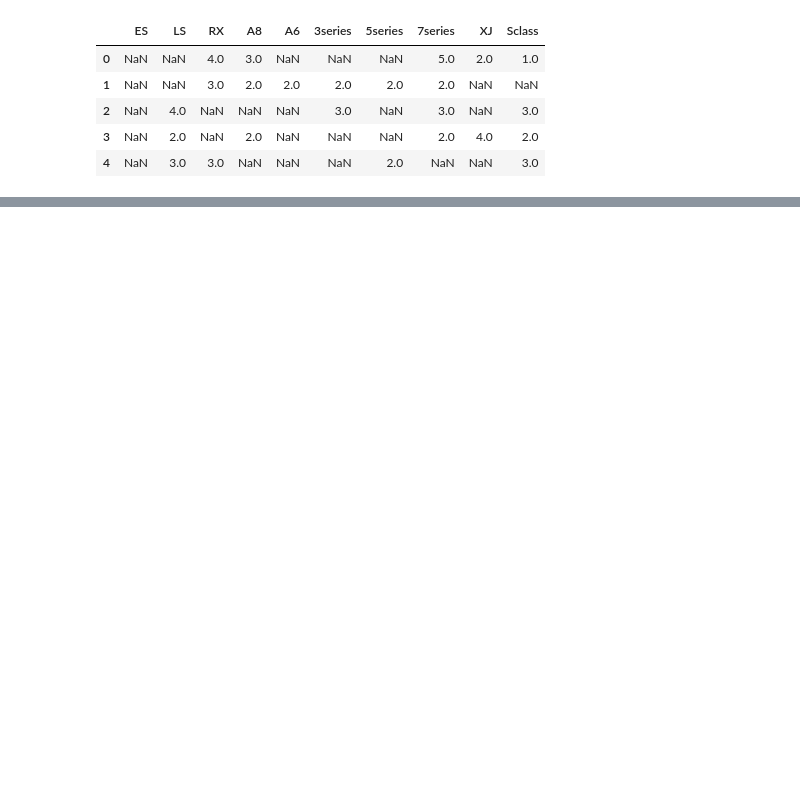
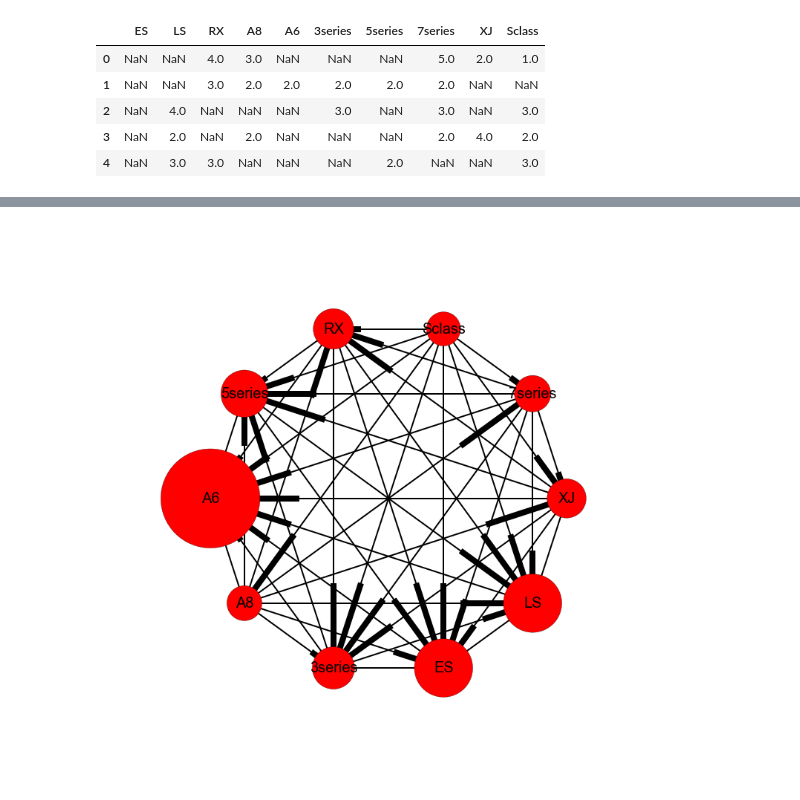
Before and after one commit to brbeckelman/MSBA-Class, a Jupyter notebook: Assignment3/Assignment3_C.ipynb, the cells around one changed output, grey strips where cells are left out. Drawn from its saved outputs; the diff is of its cells as text; code cells hidden in the pictures; blank space fills up the shorter version.

```diff
--- a/Assignment3/Assignment3_C.ipynb
+++ b/Assignment3/Assignment3_C.ipynb
@@ -4,6 +14,7 @@ import re
 # %%
 senti_scores = pd.read_csv('Assignment 3 Sentiment Scores.csv')
 edmunds_posts = pd.read_csv('Assignment 3 Edmunds Posts.csv')
+edmunds_list = list(edmunds_posts['Posts'])
 # %%
 senti_scores.head()
 # %% [output]
@@ -35,7 +73,16 @@ for item in models:
 for key in edmunds_dict:
     edmunds_dict[key] = [0]*len(edmunds_posts)
 
-for review in edmunds_posts['Posts'].tolist():
+i = 0
+for review in edmunds_list:
     sentences = []
-    for sentence in re.split(r'[.]+', review):
-        sentences.append(sentence)
+    for sent in re.split(r'[.]+', review):
+        sentences.append(sent)
+    for sentence in sentences:
+        tokens = [token.lower() for token in tokenizer.tokenize(sentence)]
+        tokens = [lemmatize(token) for token in tokens]
+        for model in models:
+            if model.lower() in tokens:
+                sentence_score = SentiRate(tokens)
+                edmunds_dict[model][i] += sentence_score
+    i += 1
@@ -60,0 +89,3 @@ for review in edmunds_posts['Posts'].tolist():
+# %%
+edmunds_scores = pd.DataFrame(edmunds_dict)
+edmunds_scores.head()
@@ -60,0 +99,48 @@ for review in edmunds_posts['Posts'].tolist():
+# %%
+nodes = list(edmunds_scores.columns.values)
+col = edmunds_scores.columns
+ar = []
+for i in range(len(col)-1):
+    for j in range(len(col)):
+        if j>i:
+            pos = edmunds_scores[[col[i],col[j]]][(edmunds_scores[col[i]]>
+                                                   edmunds_scores[col[j]])]
+            neg = edmunds_scores[[col[i],col[j]]][edmunds_scores[col[i]]<
+                                                  edmunds_scores[col[j]]]
+            posv = (pos[col[i]]-pos[col[j]]).sum()
+            negv = (neg[col[j]]-neg[col[i]]).sum()
+            sen = posv-negv
+            ar.append((col[i],col[j],sen))
+
+ar2=[]
+for i in ar:
+    if i[2]<0:
+        ar2.append((i[1],i[0],-i[2]))
+    else:
+        ar2.append(i)
+
+DG=nx.DiGraph()
+DG.add_nodes_from(nodes)
+DG.add_weighted_edges_from(ar2)
+
+pr = nx.pagerank(DG, alpha=0.9)
+
+page_rank_arr = []
+page_rank_arr2 = []
+for i in col:
+    page_rank_arr.append((i,pr[i]*50000))
+    page_rank_arr2.append(pr[i]*50000)
+
+DG=nx.DiGraph()
+DG.add_nodes_from(nodes,node_size=page_rank_arr)
+DG.add_weighted_edges_from(ar2)
+
+col2 = []
+for i in col:
+    col2.append(i)
+
+plt.figure(figsize=(10,10))
+nx.draw_circular(DG,nodelist=col2, font_size=20, width=2,
+               node_size=page_rank_arr2,with_labels=True)
+# %% [output]
+[figure, added]
```
Also changed, not shown: parts of 9 cells of this notebook.
